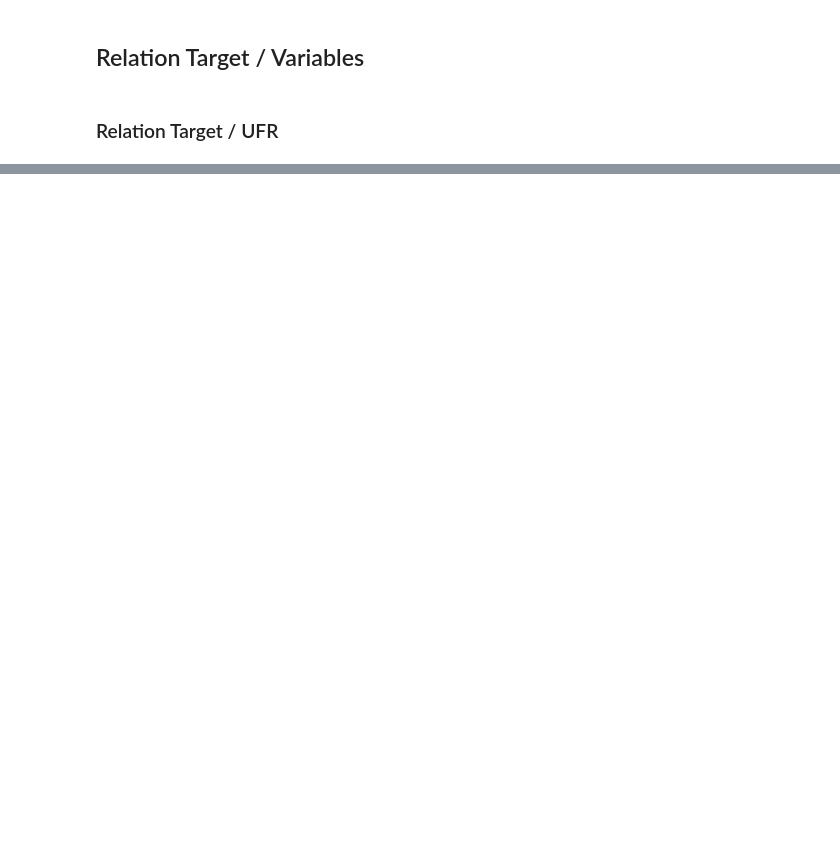
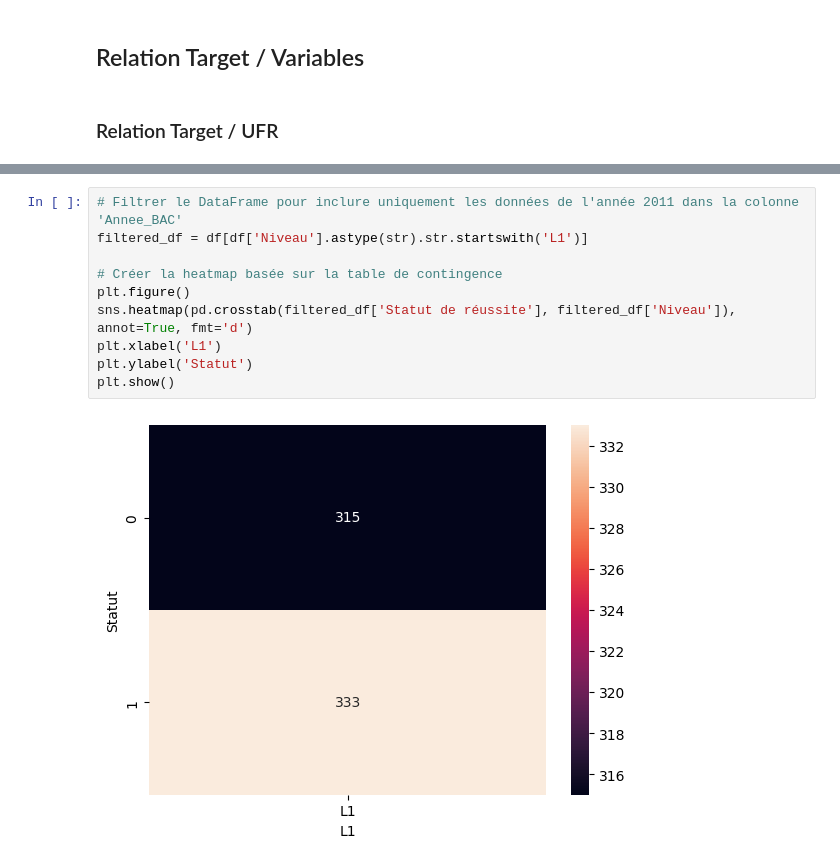
Before and after one commit to SRomeo-dev/Connexion-IESR, a Jupyter notebook: Model.ipynb, the cells around one changed output, grey strips where cells are left out. Saved outputs shown, nothing was run; the diff lists cells and outputs as text; blank space fills up the shorter version.

Commit message:
Encodage des données

```diff
--- a/Model.ipynb
+++ b/Model.ipynb
@@ -180,0 +197,12 @@ sns.countplot(x='Niveau', hue='Statut de réussite', data=df)
+# %%
+# Filtrer le DataFrame pour inclure uniquement les données de l'année 2011 dans la colonne 'Annee_BAC'
+filtered_df = df[df['Niveau'].astype(str).str.startswith('L1')]
+
+# Créer la heatmap basée sur la table de contingence
+plt.figure()
+sns.heatmap(pd.crosstab(filtered_df['Statut de réussite'], filtered_df['Niveau']), annot=True, fmt='d')
+plt.xlabel('L1')
+plt.ylabel('Statut')
+plt.show()
+# %% [output]
+[figure, added]
```
Also changed, not shown: parts of 37 cells of this notebook, 1 other file.
